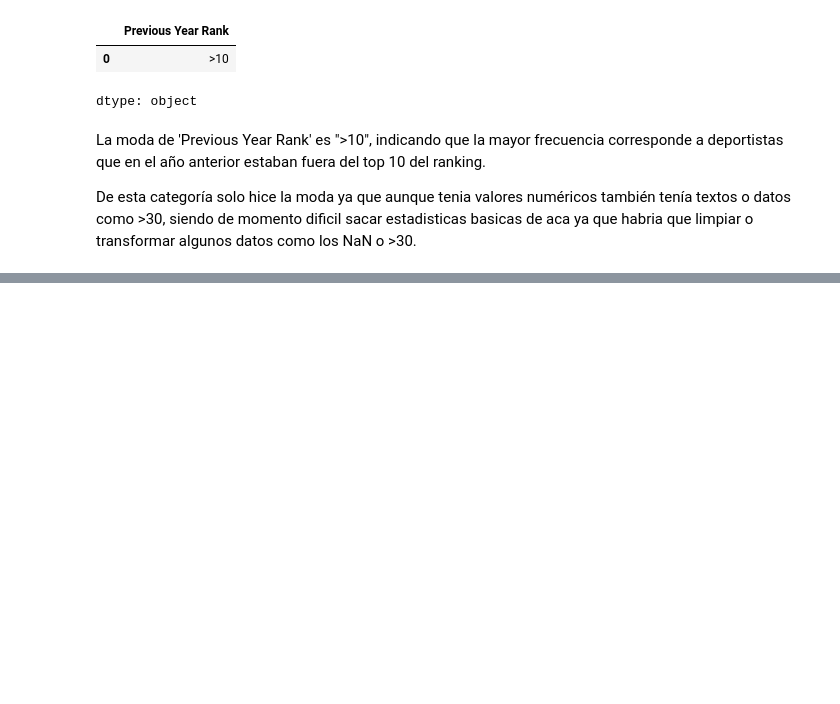
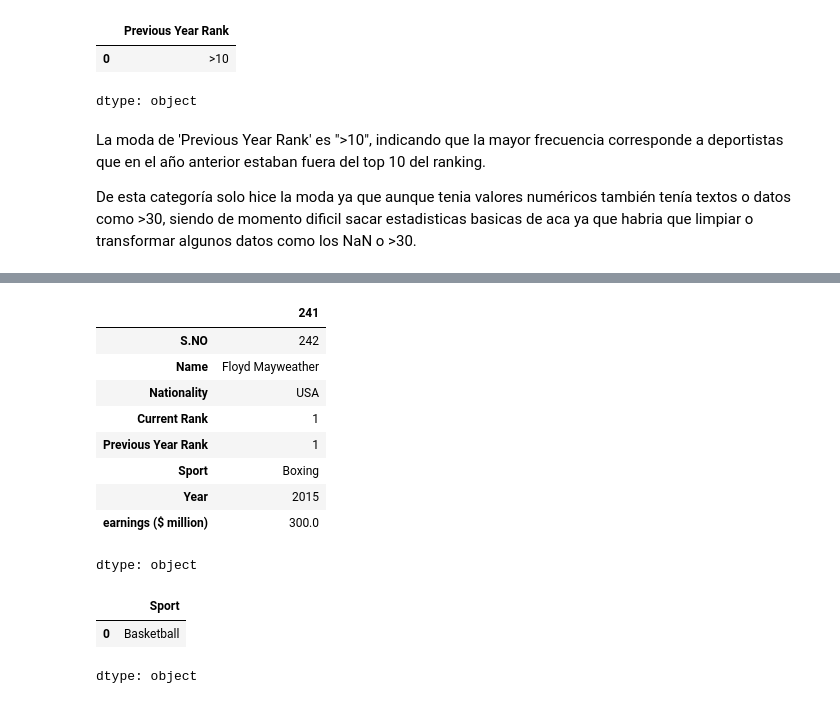
Before and after one commit to MaicolHernandez33/Actividad1, a Jupyter notebook: Actividad1.ipynb, the cells around one changed output, grey strips where cells are left out. Drawn from its saved outputs; the diff is of its cells as text; code cells hidden in the pictures; blank space fills up the shorter version.

```diff
--- a/Actividad1.ipynb
+++ b/Actividad1.ipynb
@@ -109,0 +191,19 @@ Name: Current Rank, dtype: int64
+# %%
+df.loc[df['earnings ($ million)'].idxmax()]
+# %% [output]
+|  | 241 |
+| S.NO | 242 |
+| Name | Floyd Mayweather |
+| Nationality | USA |
+| Current Rank | 1 |
+| Previous Year Rank | 1 |
+| Sport | Boxing |
+| Year | 2015 |
+| earnings ($ million) | 300.0 |
+dtype: object
+# %%
+df['Sport'].mode()
+# %% [output]
+|  | Sport |
+| 0 | Basketball |
+dtype: object
```
Also changed, not shown: parts of 20 cells of this notebook.
